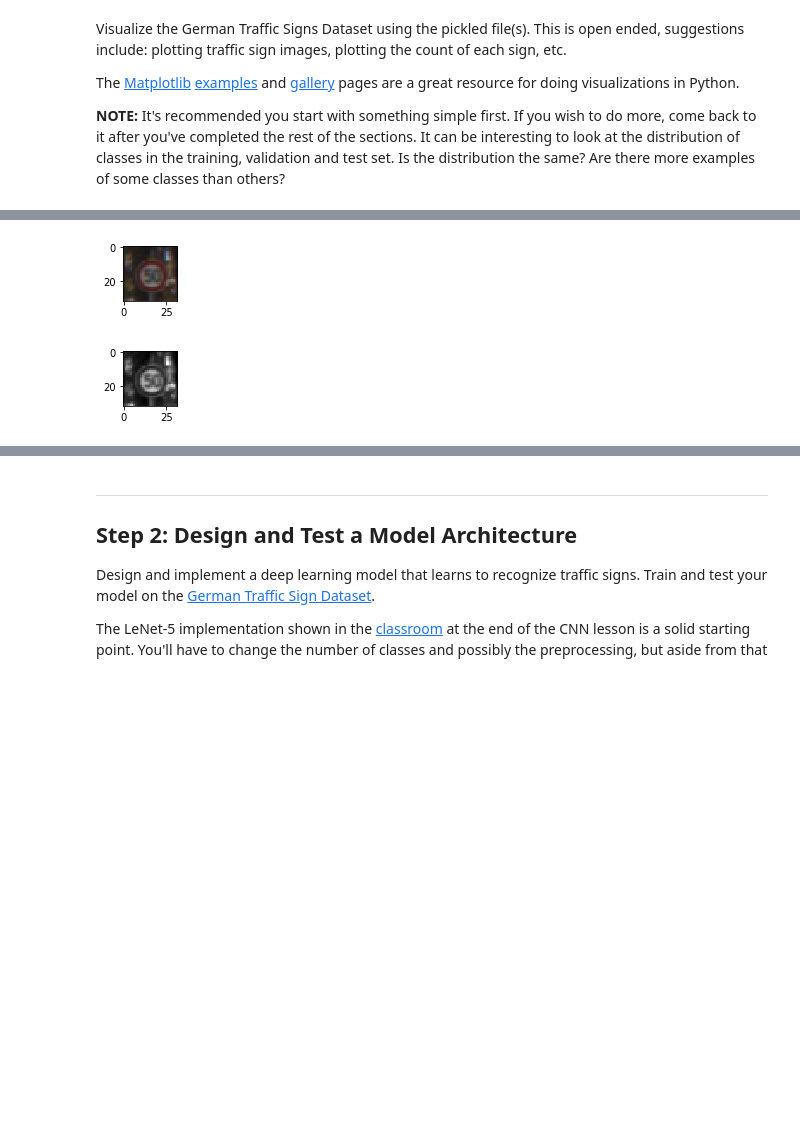
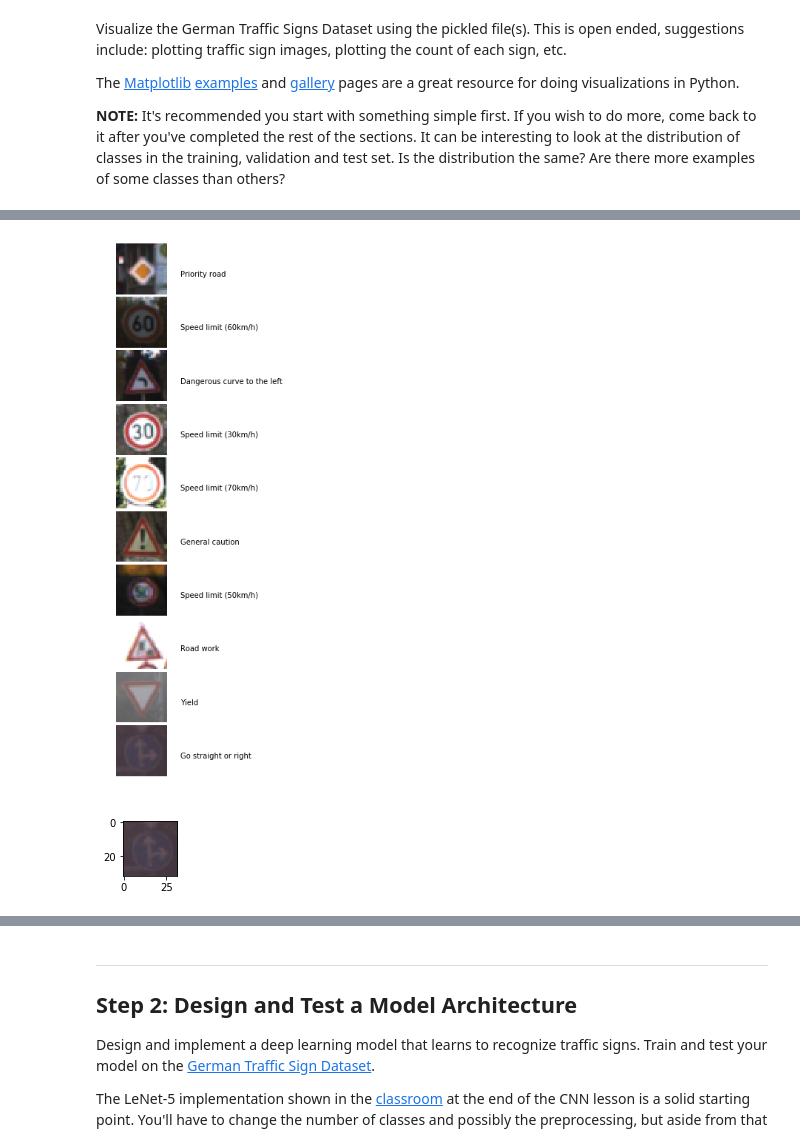
Before and after one commit to jzhoucliqr/sdcng-traffic-sign, a Jupyter notebook: Traffic_Sign_Classifier.ipynb, the cells around one changed output, grey strips where cells are left out. Cells and saved outputs as stored; diff of their text form; code cells hidden in the pictures; blank space fills up the shorter version.

```diff
--- a/Traffic_Sign_Classifier.ipynb
+++ b/Traffic_Sign_Classifier.ipynb
@@ -105,72 +107,66 @@ The [Matplotlib](http://matplotlib.org/) [examples](http://matplotlib.org/exampl
 import matplotlib.pyplot as plt
 import random
 from scipy.ndimage import rotate
-from scipy.ndimage import zoom
-
 # Visualizations will be shown in the notebook.
 %matplotlib inline
 
-"""
+import csv
 
-fig = plt.figure(figsize=(20,20))
+signname = {}
+with open('signnames.csv', mode='r') as f:
+    reader = csv.reader(f)
+    signname = {rows[0]:rows[1] for rows in reader}
+
+index = random.randint(0, len(X_train))
+image = X_train[index]
+
+#plt.figure(figsize=(1,1))
+#plt.imshow(image, cmap="gray")
+#print(y_train[index], signname[str(y_train[index])])
+
+(label,counts)=np.unique(y_train, return_counts=True)
+
+fig1, ax2 = plt.subplots()
+ax2.bar(label, counts, align='center', alpha=0.5)
+plt.show()
+
+
+fig = plt.figure(figsize=(10,10))
 fig.subplots_adjust(left=0, right=1, bottom=0, top=1, hspace=0.05, wspace=0.05)
-for i in range(100):
+for i in range(10):
     # plot the images in a matrix of 20x20
-    p = fig.add_subplot(10, 10, i + 1)
+    p = fig.add_subplot(10, 1, i + 1)
     index = random.randint(0, len(X_train))
     image = X_train[index]
     p.imshow(image, cmap="gray")
 
     # label the image with the target value
     #p.text(0, 14, "not smiling")
-    #p.text(0, 60, str(i))
+    p.text(40, 20, str(signname[str(y_train[index])]))
     p.axis('off')
-"""
-
-index = random.randint(0, len(X_train))
-image = X_train[index]
-
-plt.figure(figsize=(1,1))
-plt.imshow(image, cmap="gray")
-print(y_train[index])
-
-
-
-
 
 def rgb2gray(rgb):
     d = np.array(np.dot(rgb[...,:3], [0.299, 0.587, 0.114]))
     return d.reshape(d.shape[:-1] + (32, 1))
 
-
+plt.figure(figsize=(1,1))
+plt.imshow(image, cmap="gray")
 
 g = rgb2gray(image)
 plt.figure(figsize=(1,1))
 plt.imshow(g.squeeze(), cmap="gray")
 
-image_zoom = zoom(X_train, 0.8, order=3)
-print(g.shape)
-print(image_zoom.shape)
+#r = rotate(g, 30, axes=(1,0),reshape=False)
+#print(r.shape)
+
 #plt.figure(figsize=(1,1))
-#plt.imshow(image_zoom.squeeze(), cmap="gray")
+#plt.imshow(r.squeeze(), cmap="gray")
 
-image_zp = np.pad(image_zoom, ((0,0),(3,3),(3,3),(0,0)), 'constant')
-print(image_zp.shape)
 
-"""
-r = rotate(g, 30, axes=(1,0),reshape=False)
-print(r.shape)
+#fig1, ax1 = plt.subplots()
+#ax1.pie(counts, labels=label,autopct='%1.1f%%',
+#        shadow=True, startangle=90)
+#ax1.axis('equal')  # Equal aspect ratio ensures that pie is drawn as a circle.
 
-plt.figure(figsize=(1,1))
-plt.imshow(r.squeeze(), cmap="gray")
-"""
-
-(label,counts)=np.unique(y_train, return_counts=True)
-
-fig1, ax1 = plt.subplots()
-ax1.pie(counts, labels=label,autopct='%1.1f%%',
-        shadow=True, startangle=90)
-ax1.axis('equal')  # Equal aspect ratio ensures that pie is drawn as a circle.
-
-plt.show()
+#plt.show()
 # %% [output]
@@ -179,2 +175,2 @@ KeyboardInterrupt:
-[figure, old version]
-[figure, old version]
+[figure, new version]
+[figure, added]
```
Also changed, not shown: parts of 21 cells of this notebook.
